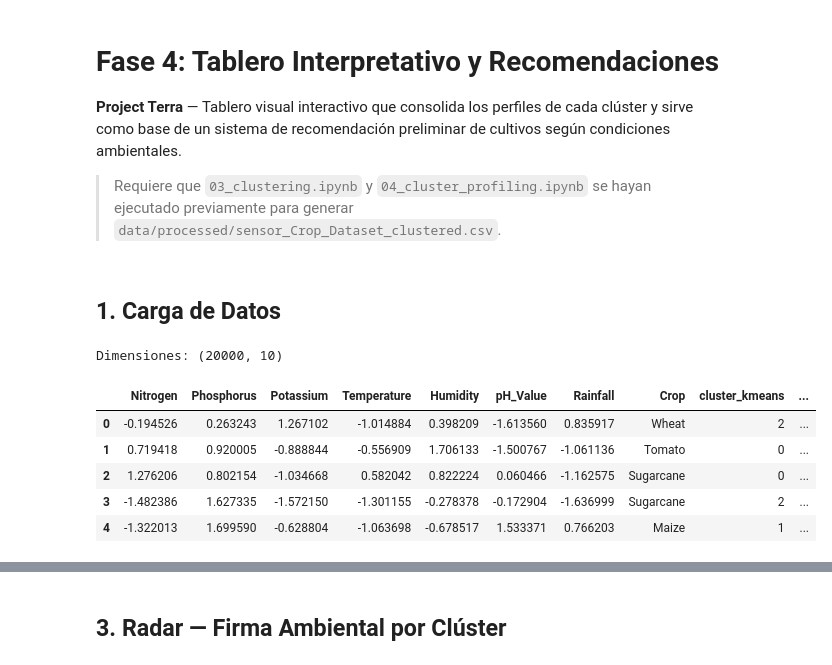
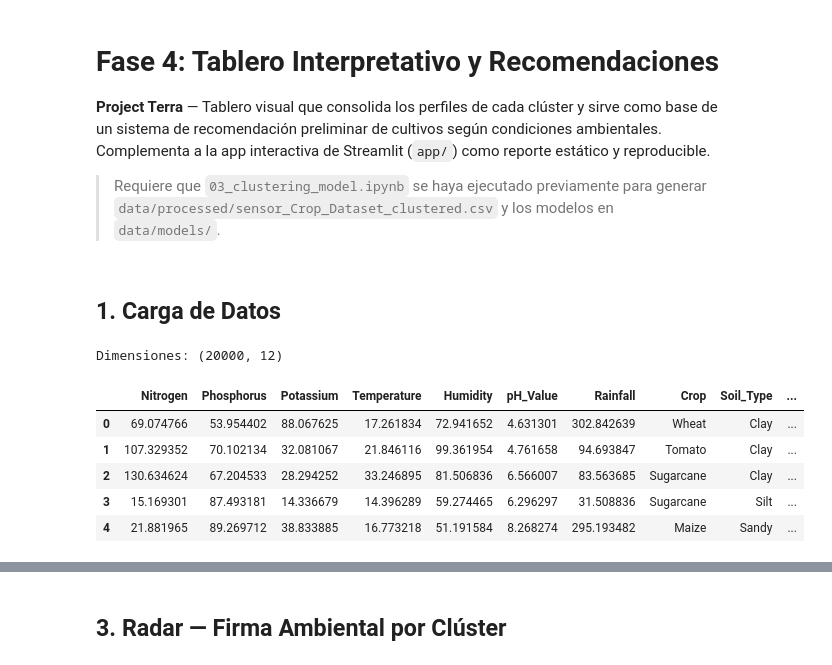
Before and after one commit to Dmgar/Project_Terra, a Jupyter notebook: notebooks/05_dashboard.ipynb, the cells around one changed output, grey strips where cells are left out. Cells and saved outputs as stored; diff of their text form; code cells hidden in the pictures.

```diff
--- a/notebooks/05_dashboard.ipynb
+++ b/notebooks/05_dashboard.ipynb
@@ -1,9 +1,9 @@
 # %% [markdown]
 # Fase 4: Tablero Interpretativo y Recomendaciones
 
-**Project Terra** — Tablero visual interactivo que consolida los perfiles de cada clúster y sirve como base de un sistema de recomendación preliminar de cultivos según condiciones ambientales.
+**Project Terra** — Tablero visual que consolida los perfiles de cada clúster y sirve como base de un sistema de recomendación preliminar de cultivos según condiciones ambientales. Complementa a la app interactiva de Streamlit (`app/`) como reporte estático y reproducible.
 
-> Requiere que `03_clustering.ipynb` y `04_cluster_profiling.ipynb` se hayan ejecutado previamente para generar `data/processed/sensor_Crop_Dataset_clustered.csv`.
+> Requiere que `03_clustering_model.ipynb` se haya ejecutado previamente para generar `data/processed/sensor_Crop_Dataset_clustered.csv` y los modelos en `data/models/`.
 # %%
 import pandas as pd
 import numpy as np
@@ -20,31 +21,35 @@ plt.rcParams["figure.figsize"] = (10, 6)
 # %%
 clustered_path = "../data/processed/sensor_Crop_Dataset_clustered.csv"
 df = pd.read_csv(clustered_path)
 
-cluster_col = 'cluster_kmeans'
+cluster_col = 'kmeans_cluster'
 target = 'Crop'
-feature_cols = [c for c in df.select_dtypes(include=np.number).columns if not c.startswith('cluster')]
+feature_cols = ['Nitrogen', 'Phosphorus', 'Potassium', 'Temperature', 'Humidity', 'pH_Value', 'Rainfall']
+
+models_dir = Path('../data/models')
+scaler = joblib.load(models_dir / 'scaler.joblib')
+kmeans_model = joblib.load(models_dir / f'kmeans_k{df[cluster_col].nunique()}.joblib')
 
 # Nombres legibles de las columnas, para usar en títulos y ejes de los gráficos
 nombres_legibles = {
     'Nitrogen': 'Nitrógeno',
     'Phosphorus': 'Fósforo',
     'Potassium': 'Potasio',
     'Temperature': 'Temperatura',
     'Humidity': 'Humedad',
     'pH_Value': 'Valor del pH',
     'Rainfall': 'Precipitación',
 }
 
 print(f"Dimensiones: {df.shape}")
 df.head()
 # %% [output]
-Dimensiones: (20000, 10)
+Dimensiones: (20000, 12)
-|  | Nitrogen | Phosphorus | Potassium | Temperature | Humidity | pH_Value | Rainfall | Crop | cluster_kmeans | ... |
-| 0 | -0.194526 | 0.263243 | 1.267102 | -1.014884 | 0.398209 | -1.613560 | 0.835917 | Wheat | 2 | ... |
-| 1 | 0.719418 | 0.920005 | -0.888844 | -0.556909 | 1.706133 | -1.500767 | -1.061136 | Tomato | 0 | ... |
-| 2 | 1.276206 | 0.802154 | -1.034668 | 0.582042 | 0.822224 | 0.060466 | -1.162575 | Sugarcane | 0 | ... |
-| 3 | -1.482386 | 1.627335 | -1.572150 | -1.301155 | -0.278378 | -0.172904 | -1.636999 | Sugarcane | 2 | ... |
-| 4 | -1.322013 | 1.699590 | -0.628804 | -1.063698 | -0.678517 | 1.533371 | 0.766203 | Maize | 1 | ... |
+|  | Nitrogen | Phosphorus | Potassium | Temperature | Humidity | pH_Value | Rainfall | Crop | Soil_Type | ... |
+| 0 | 69.074766 | 53.954402 | 88.067625 | 17.261834 | 72.941652 | 4.631301 | 302.842639 | Wheat | Clay | ... |
+| 1 | 107.329352 | 70.102134 | 32.081067 | 21.846116 | 99.361954 | 4.761658 | 94.693847 | Tomato | Clay | ... |
+| 2 | 130.634624 | 67.204533 | 28.294252 | 33.246895 | 81.506836 | 6.566007 | 83.563685 | Sugarcane | Clay | ... |
+| 3 | 15.169301 | 87.493181 | 14.336679 | 14.396289 | 59.274465 | 6.296297 | 31.508836 | Sugarcane | Silt | ... |
+| 4 | 21.881965 | 89.269712 | 38.833885 | 16.773218 | 51.191584 | 8.268274 | 295.193482 | Maize | Sandy | ... |
 # %% [markdown]
 ## 2. Visualización de Clústeres
```
Also changed, not shown: parts of 9 cells of this notebook, 7 other files.
